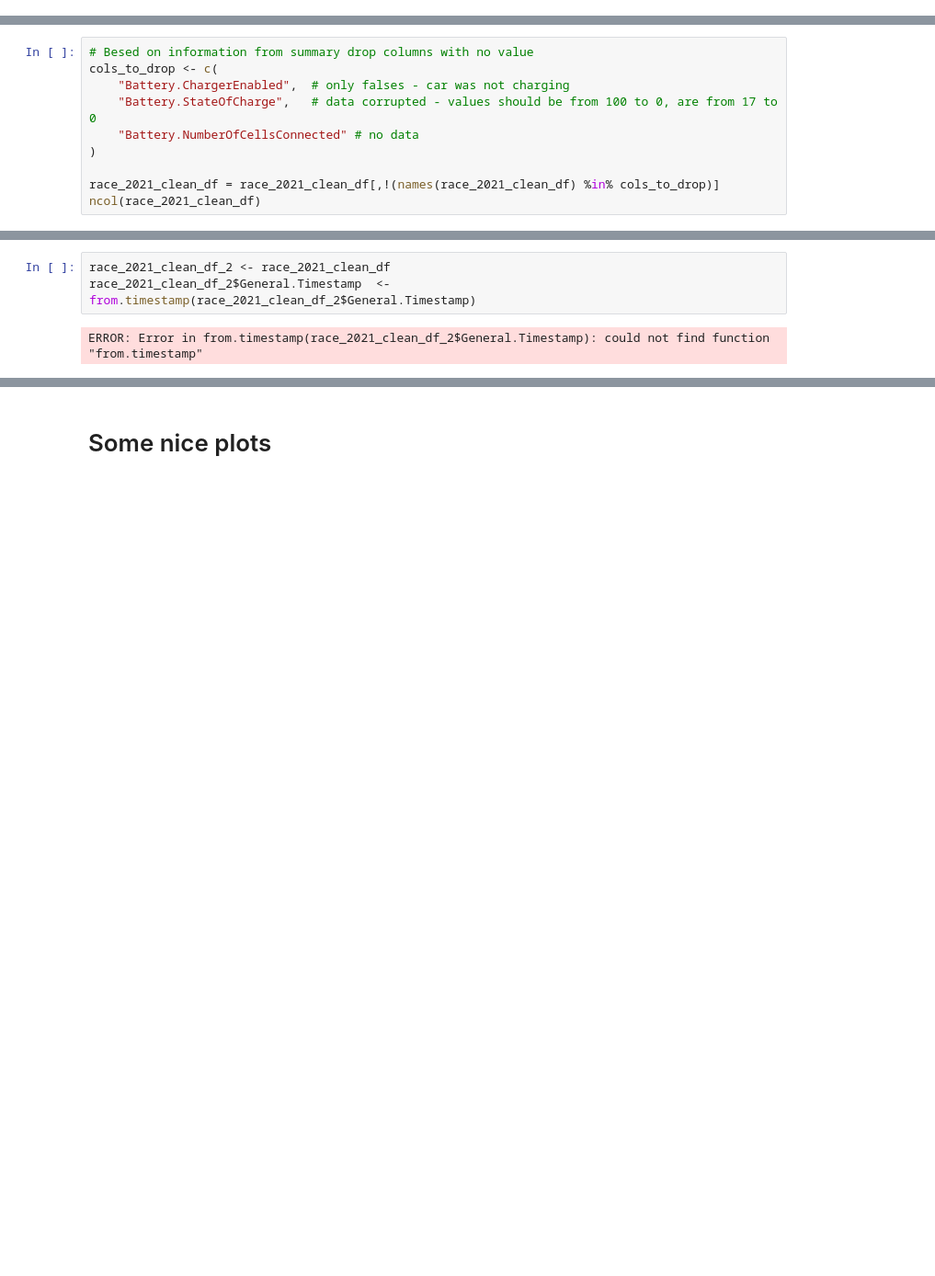
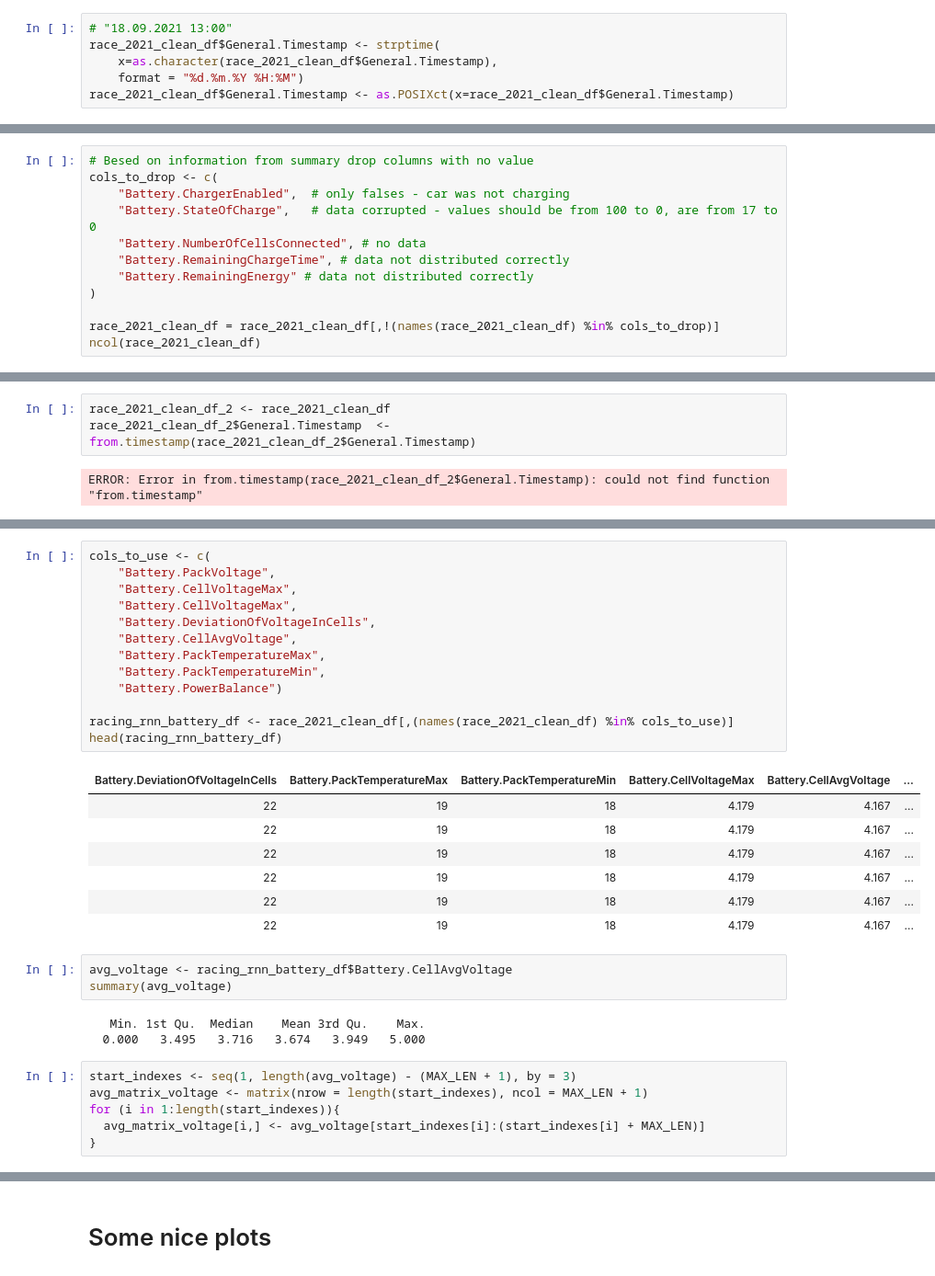
Before and after one commit to adamKuzanski/DATA_SCIENCE_PROJECT, a Jupyter notebook: EagleTwoDataAnalysis.ipynb, the cells around one changed output, grey strips where cells are left out. Shown at 92% size. Cells and saved outputs as stored; diff of their text form; blank space fills up the shorter version.

```diff
--- a/EagleTwoDataAnalysis.ipynb
+++ b/EagleTwoDataAnalysis.ipynb
@@ -137,0 +149,6 @@ If we run the function summary() we will see, that there are lots of column with
+# %%
+# "18.09.2021 13:00"
+race_2021_clean_df$General.Timestamp <- strptime(
+    x=as.character(race_2021_clean_df$General.Timestamp),
+    format = "%d.%m.%Y %H:%M")
+race_2021_clean_df$General.Timestamp <- as.POSIXct(x=race_2021_clean_df$General.Timestamp)
@@ -230,7 +229,9 @@ summary(race_2021_clean_df)
 cols_to_drop <- c(
     "Battery.ChargerEnabled",  # only falses - car was not charging
     "Battery.StateOfCharge",   # data corrupted - values should be from 100 to 0, are from 17 to 0
-    "Battery.NumberOfCellsConnected" # no data
+    "Battery.NumberOfCellsConnected", # no data
+    "Battery.RemainingChargeTime", # data not distributed correctly
+    "Battery.RemainingEnergy" # data not distributed correctly
 )
 
 race_2021_clean_df = race_2021_clean_df[,!(names(race_2021_clean_df) %in% cols_to_drop)]
@@ -246,0 +455,33 @@ ERROR: Error in from.timestamp(race_2021_clean_df_2$General.Timestamp): could no
+# %%
+cols_to_use <- c(
+    "Battery.PackVoltage",
+    "Battery.CellVoltageMax",
+    "Battery.CellVoltageMax",
+    "Battery.DeviationOfVoltageInCells",
+    "Battery.CellAvgVoltage",
+    "Battery.PackTemperatureMax",
+    "Battery.PackTemperatureMin",
+    "Battery.PowerBalance")
+
+racing_rnn_battery_df <- race_2021_clean_df[,(names(race_2021_clean_df) %in% cols_to_use)]
+head(racing_rnn_battery_df)
+# %% [output]
+| Battery.DeviationOfVoltageInCells | Battery.PackTemperatureMax | Battery.PackTemperatureMin | Battery.CellVoltageMax | Battery.CellAvgVoltage | ... |
+| 22 | 19 | 18 | 4.179 | 4.167 | ... |
+| 22 | 19 | 18 | 4.179 | 4.167 | ... |
+| 22 | 19 | 18 | 4.179 | 4.167 | ... |
+| 22 | 19 | 18 | 4.179 | 4.167 | ... |
+| 22 | 19 | 18 | 4.179 | 4.167 | ... |
+| 22 | 19 | 18 | 4.179 | 4.167 | ... |
+# %%
+avg_voltage <- racing_rnn_battery_df$Battery.CellAvgVoltage
+summary(avg_voltage)
+# %% [output]
+   Min. 1st Qu.  Median    Mean 3rd Qu.    Max.
+  0.000   3.495   3.716   3.674   3.949   5.000
+# %%
+start_indexes <- seq(1, length(avg_voltage) - (MAX_LEN + 1), by = 3)
+avg_matrix_voltage <- matrix(nrow = length(start_indexes), ncol = MAX_LEN + 1)
+for (i in 1:length(start_indexes)){
+  avg_matrix_voltage[i,] <- avg_voltage[start_indexes[i]:(start_indexes[i] + MAX_LEN)]
+}
```
Also changed, not shown: parts of 79 cells of this notebook, 3 other files.
